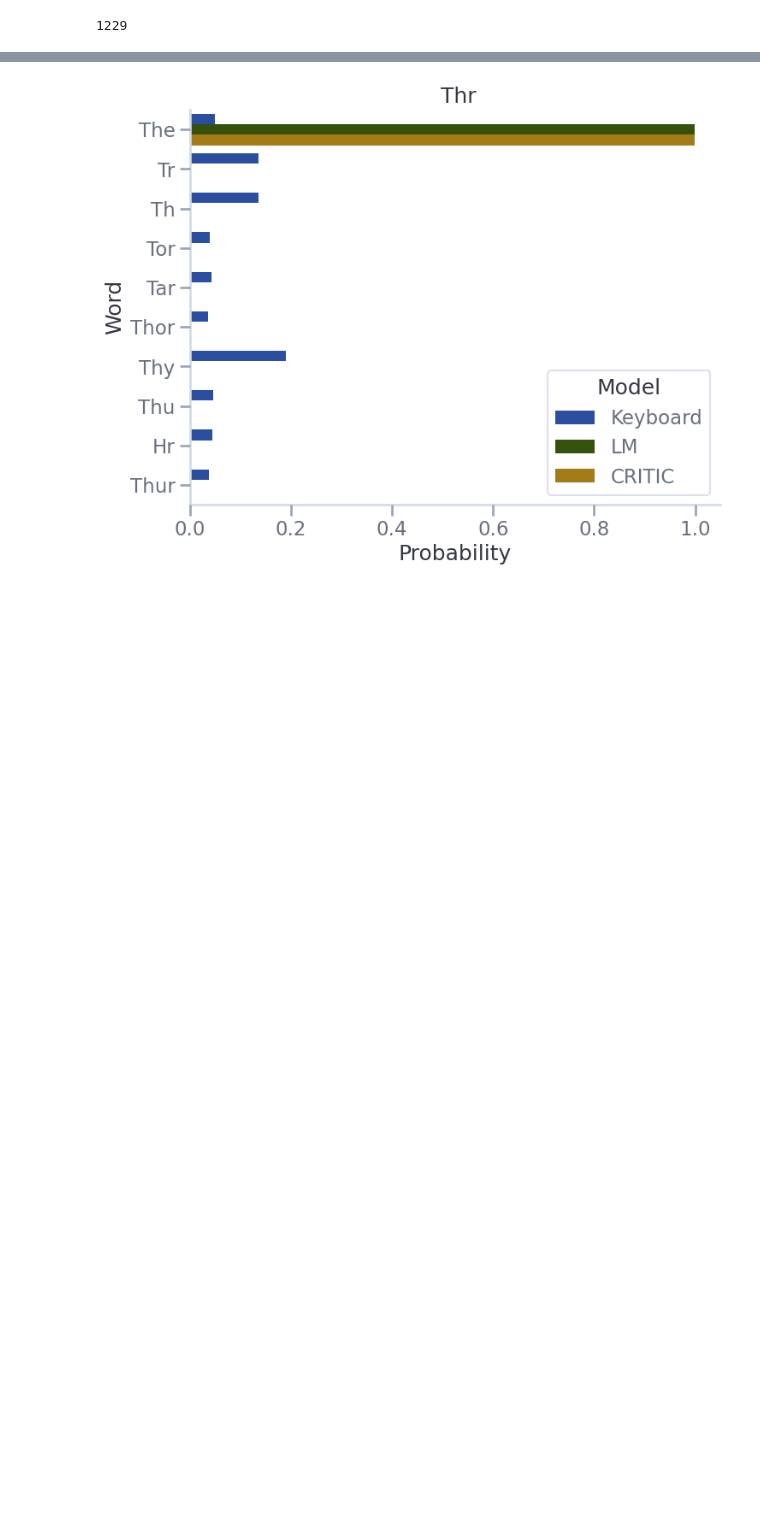
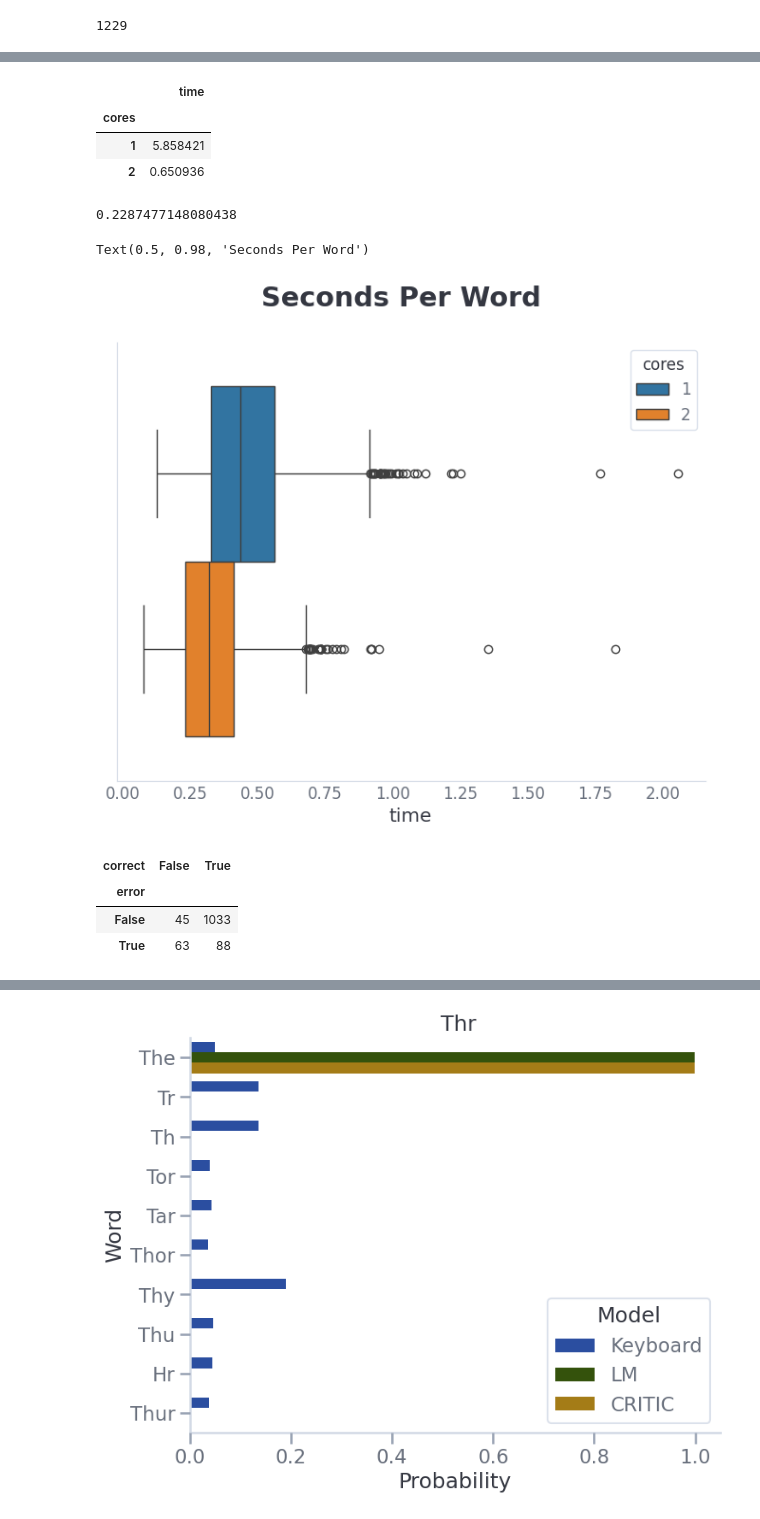
Before and after one commit to csce585-mlsystems/critic-llm, a Jupyter notebook: notebooks/evaluation.ipynb, the cells around one changed output, grey strips where cells are left out. Saved outputs shown, nothing was run; the diff lists cells and outputs as text; code cells hidden in the pictures; blank space fills up the shorter version.

```diff
--- a/notebooks/evaluation.ipynb
+++ b/notebooks/evaluation.ipynb
@@ -283,0 +186,8 @@ np.float64(0.04068348250610252)
+# %%
+
+thread_df = grades.query('model == "LM + Keyboard"').copy().drop(columns=['model'])
+thread_df['cores'] = 2
+res_df['cores'] = 1
+
+thread_df = pd.concat([thread_df, res_df])
+thread_df
@@ -284,3 +208,28 @@ np.float64(0.04068348250610252)
+# %%
+thread_df.groupby('cores').agg({'time': lambda x: np.mean(x > 0.8)}) * 100
+# %% [output]
+|  | time |
+| cores |  |
+| 1 | 5.858421 |
+| 2 | 0.650936 |
+# %%
+1 - (0.3375 / 0.43760)
+# %% [output]
+0.2287477148080438
+# %%
+sns.boxplot(thread_df, x='time', hue='cores', palette='tab10')
+plt.suptitle('Seconds Per Word')
+# %% [output]
+Text(0.5, 0.98, 'Seconds Per Word')
+[figure, added]
+# %%
+critic = grades.query('model == "LM + Keyboard"')
+pd.crosstab(critic['error'], critic['correct'])
+# %% [output]
+| correct | False | True |
+| error |  |  |
+| False | 45 | 1033 |
+| True | 63 | 88 |
 # %%
 grade_dfs = []
 
```
Also changed, not shown: parts of 12 cells of this notebook, 5 other files.
